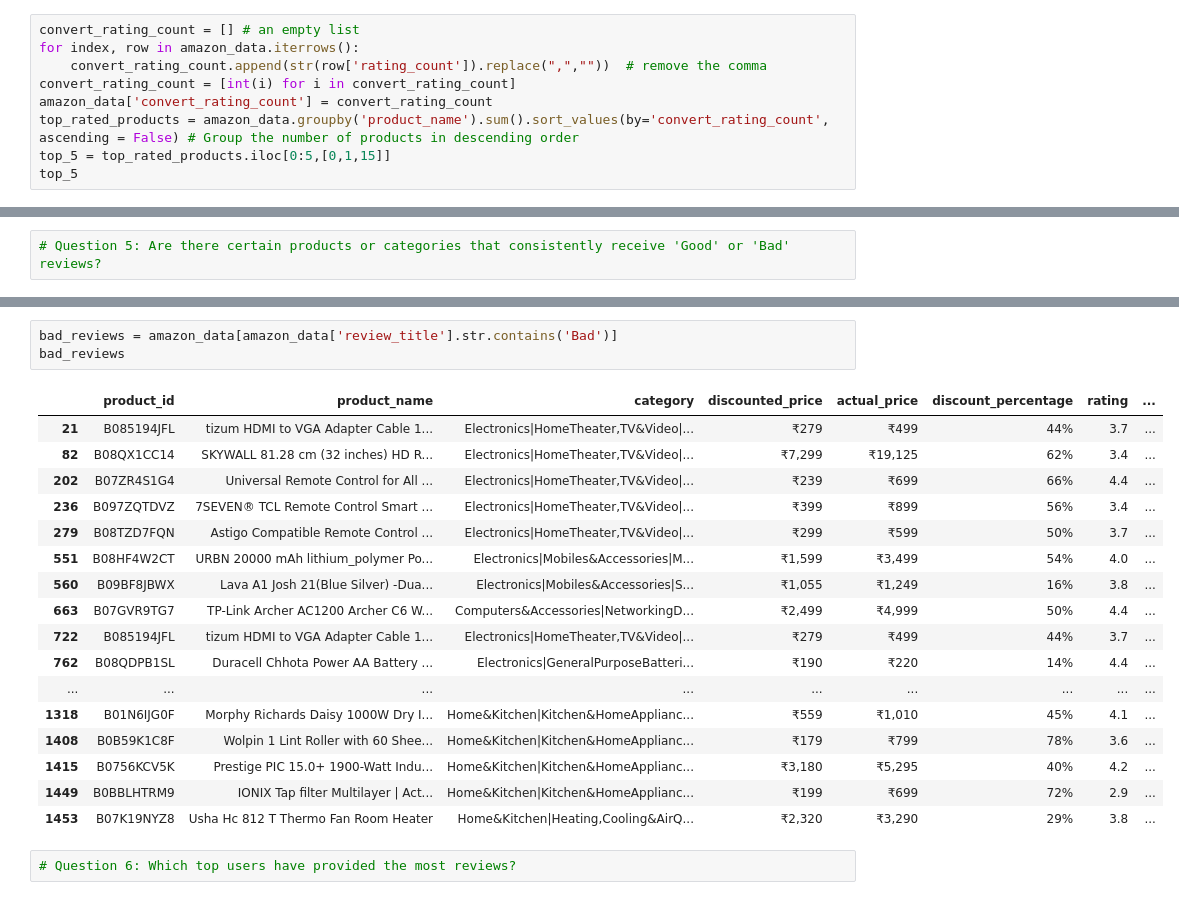
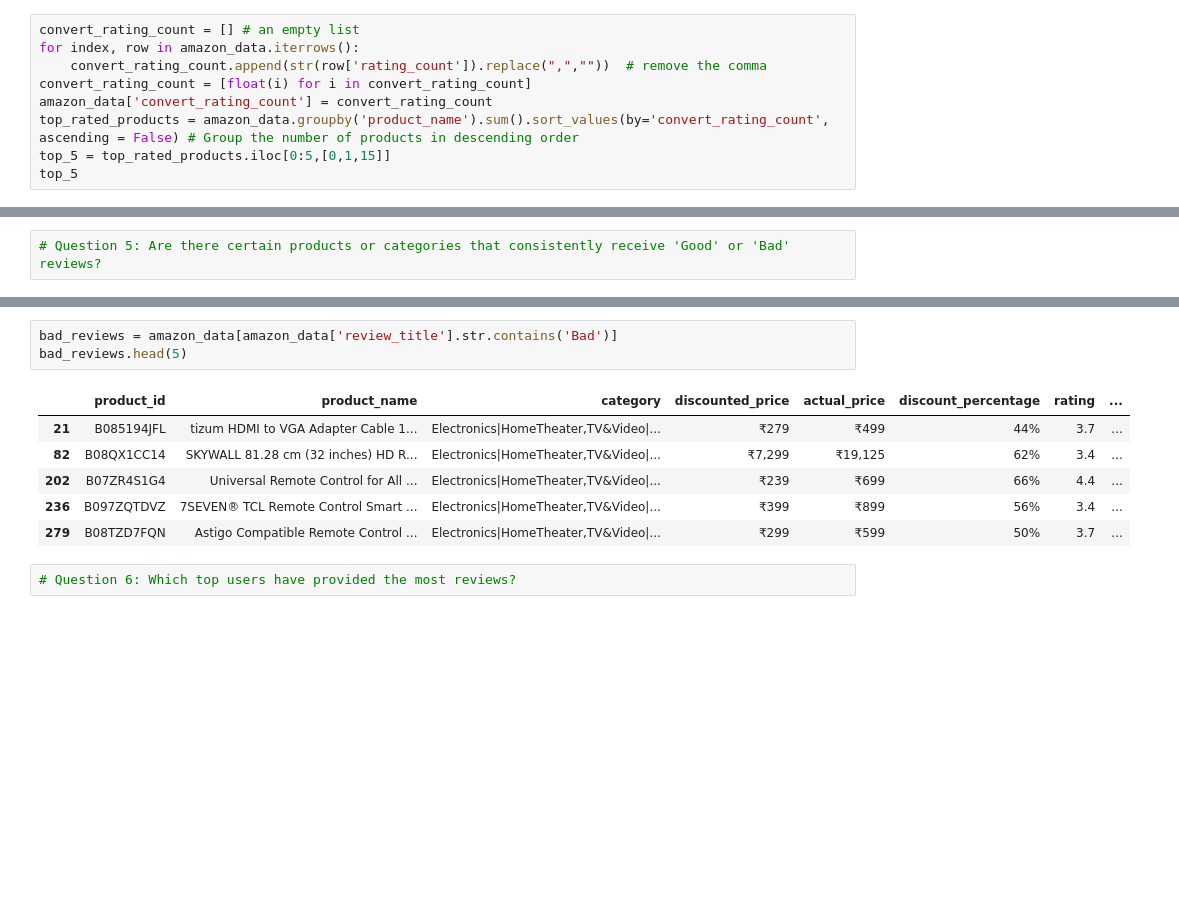
Before and after one commit to calvinhoang203/Analysis-of-Amazon-Sales-Trend, a Jupyter notebook: Amazon Sales Trend.ipynb, the cells around one changed output, grey strips where cells are left out. Drawn from its saved outputs; the diff is of its cells as text; blank space fills up the shorter version.

```diff
--- a/Amazon Sales Trend.ipynb
+++ b/Amazon Sales Trend.ipynb
@@ -164,7 +164,7 @@ dtype: int64
 convert_rating_count = [] # an empty list
 for index, row in amazon_data.iterrows():
     convert_rating_count.append(str(row['rating_count']).replace(",",""))  # remove the comma
-convert_rating_count = [int(i) for i in convert_rating_count]
+convert_rating_count = [float(i) for i in convert_rating_count]
 amazon_data['convert_rating_count'] = convert_rating_count
 top_rated_products = amazon_data.groupby('product_name').sum().sort_values(by='convert_rating_count', ascending = False) # Group the number of products in descending order
 top_5 = top_rated_products.iloc[0:5,[0,1,15]]
@@ -378,24 +371,13 @@ good_reviews
 # %%
 bad_reviews = amazon_data[amazon_data['review_title'].str.contains('Bad')]
-bad_reviews
+bad_reviews.head(5)
 # %% [output]
 |  | product_id | product_name | category | discounted_price | actual_price | discount_percentage | rating | ... |
 | 21 | B085194JFL | tizum HDMI to VGA Adapter Cable 1... | Electronics|HomeTheater,TV&Video|... | ₹279 | ₹499 | 44% | 3.7 | ... |
 | 82 | B08QX1CC14 | SKYWALL 81.28 cm (32 inches) HD R... | Electronics|HomeTheater,TV&Video|... | ₹7,299 | ₹19,125 | 62% | 3.4 | ... |
 | 202 | B07ZR4S1G4 | Universal Remote Control for All ... | Electronics|HomeTheater,TV&Video|... | ₹239 | ₹699 | 66% | 4.4 | ... |
 | 236 | B097ZQTDVZ | 7SEVEN® TCL Remote Control Smart ... | Electronics|HomeTheater,TV&Video|... | ₹399 | ₹899 | 56% | 3.4 | ... |
 | 279 | B08TZD7FQN | Astigo Compatible Remote Control ... | Electronics|HomeTheater,TV&Video|... | ₹299 | ₹599 | 50% | 3.7 | ... |
-| 551 | B08HF4W2CT | URBN 20000 mAh lithium_polymer Po... | Electronics|Mobiles&Accessories|M... | ₹1,599 | ₹3,499 | 54% | 4.0 | ... |
-| 560 | B09BF8JBWX | Lava A1 Josh 21(Blue Silver) -Dua... | Electronics|Mobiles&Accessories|S... | ₹1,055 | ₹1,249 | 16% | 3.8 | ... |
-| 663 | B07GVR9TG7 | TP-Link Archer AC1200 Archer C6 W... | Computers&Accessories|NetworkingD... | ₹2,499 | ₹4,999 | 50% | 4.4 | ... |
-| 722 | B085194JFL | tizum HDMI to VGA Adapter Cable 1... | Electronics|HomeTheater,TV&Video|... | ₹279 | ₹499 | 44% | 3.7 | ... |
-| 762 | B08QDPB1SL | Duracell Chhota Power AA Battery ... | Electronics|GeneralPurposeBatteri... | ₹190 | ₹220 | 14% | 4.4 | ... |
-| ... | ... | ... | ... | ... | ... | ... | ... | ... |
-| 1318 | B01N6IJG0F | Morphy Richards Daisy 1000W Dry I... | Home&Kitchen|Kitchen&HomeApplianc... | ₹559 | ₹1,010 | 45% | 4.1 | ... |
-| 1408 | B0B59K1C8F | Wolpin 1 Lint Roller with 60 Shee... | Home&Kitchen|Kitchen&HomeApplianc... | ₹179 | ₹799 | 78% | 3.6 | ... |
-| 1415 | B0756KCV5K | Prestige PIC 15.0+ 1900-Watt Indu... | Home&Kitchen|Kitchen&HomeApplianc... | ₹3,180 | ₹5,295 | 40% | 4.2 | ... |
-| 1449 | B0BBLHTRM9 | IONIX Tap filter Multilayer | Act... | Home&Kitchen|Kitchen&HomeApplianc... | ₹199 | ₹699 | 72% | 2.9 | ... |
-| 1453 | B07K19NYZ8 | Usha Hc 812 T Thermo Fan Room Heater | Home&Kitchen|Heating,Cooling&AirQ... | ₹2,320 | ₹3,290 | 29% | 3.8 | ... |
 # %%
 # Question 6: Which top users have provided the most reviews?
 # %%
```
Also changed, not shown: parts of 15 cells of this notebook.
